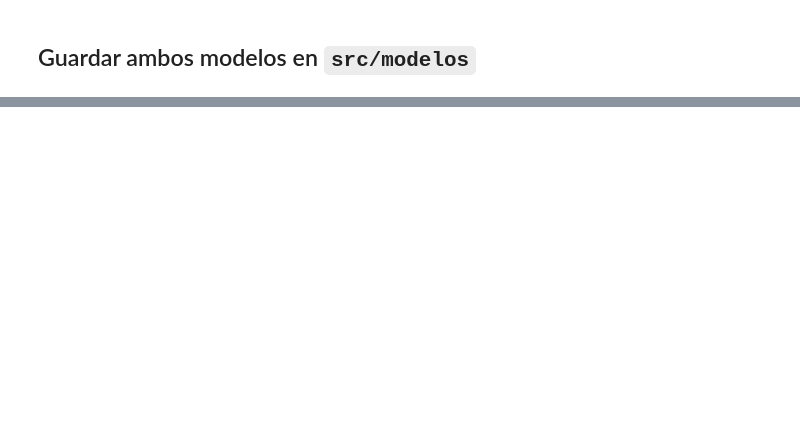
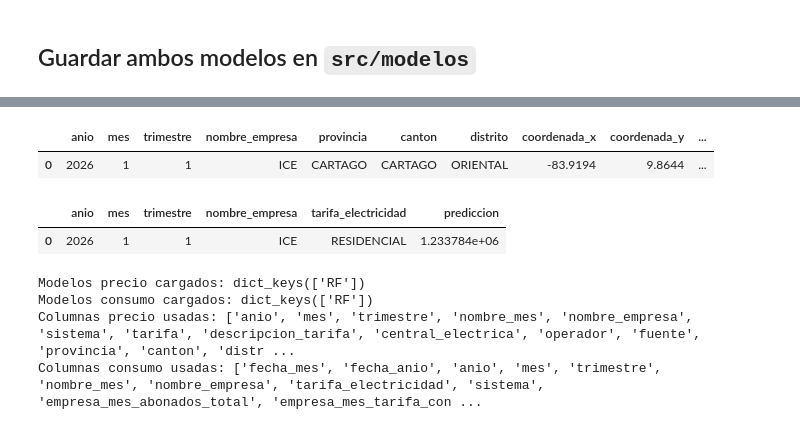
Before and after one commit to DiegoMonteroCRC/Prediccion_Consumo_Energia_Costa_Rica, a Jupyter notebook: notebooks/Flujo_Modelo.ipynb, the cells around one changed output, grey strips where cells are left out. Saved outputs shown, nothing was run; the diff lists cells and outputs as text; code cells hidden in the pictures; blank space fills up the shorter version.

```diff
--- a/notebooks/Flujo_Modelo.ipynb
+++ b/notebooks/Flujo_Modelo.ipynb
@@ -308,0 +343,46 @@ pd.DataFrame({
+# %%
+modelo_precio_guardado = ModelosML()
+modelo_precio_guardado.cargar_modelo("modelo_prediccion_precio_mes")
+
+datos_precio = {
+    "anio": 2026,
+    "mes": 1,
+    "trimestre": 1,
+    "nombre_empresa": "ICE",
+    "provincia": "CARTAGO",
+    "canton": "CARTAGO",
+    "distrito": "ORIENTAL",
+    "coordenada_x": -83.9194,
+    "coordenada_y": 9.8644,
+}
+
+prediccion_precio = modelo_precio_guardado.predecir(datos_precio, modelo="RF")
+display(prediccion_precio)
+
+modelo_consumo_guardado = ModelosML()
+modelo_consumo_guardado.cargar_modelo("modelo_prediccion_consumo_empresa")
+
+datos_consumo = {
+    "anio": 2026,
+    "mes": 1,
+    "trimestre": 1,
+    "nombre_empresa": "ICE",
+    "tarifa_electricidad": "RESIDENCIAL",
+}
+
+prediccion_consumo = modelo_consumo_guardado.predecir(datos_consumo, modelo="RF")
+display(prediccion_consumo)
+
+print("Modelos precio cargados:", modelo_precio_guardado.modelos.keys())
+print("Modelos consumo cargados:", modelo_consumo_guardado.modelos.keys())
+print("Columnas precio usadas:", modelo_precio_guardado.columnas_entrada)
+print("Columnas consumo usadas:", modelo_consumo_guardado.columnas_entrada)
+# %% [output]
+|  | anio | mes | trimestre | nombre_empresa | provincia | canton | distrito | coordenada_x | coordenada_y | ... |
+| 0 | 2026 | 1 | 1 | ICE | CARTAGO | CARTAGO | ORIENTAL | -83.9194 | 9.8644 | ... |
+|  | anio | mes | trimestre | nombre_empresa | tarifa_electricidad | prediccion |
+| 0 | 2026 | 1 | 1 | ICE | RESIDENCIAL | 1.233784e+06 |
+Modelos precio cargados: dict_keys(['RF'])
+Modelos consumo cargados: dict_keys(['RF'])
+Columnas precio usadas: ['anio', 'mes', 'trimestre', 'nombre_mes', 'nombre_empresa', 'sistema', 'tarifa', 'descripcion_tarifa', 'central_electrica', 'operador', 'fuente', 'provincia', 'canton', 'distr ...
+Columnas consumo usadas: ['fecha_mes', 'fecha_anio', 'anio', 'mes', 'trimestre', 'nombre_mes', 'nombre_empresa', 'tarifa_electricidad', 'sistema', 'empresa_mes_abonados_total', 'empresa_mes_tarifa_con ...
```
Also changed, not shown: parts of 32 cells of this notebook, 20 other files.
